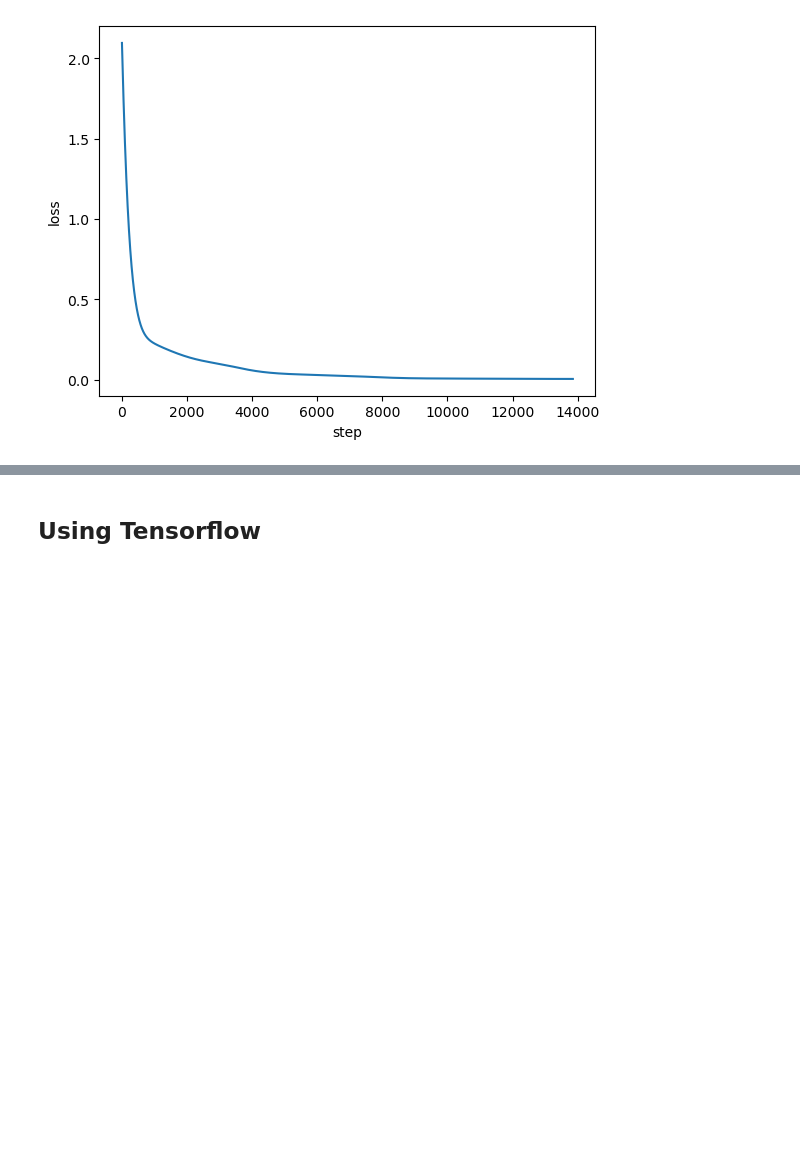
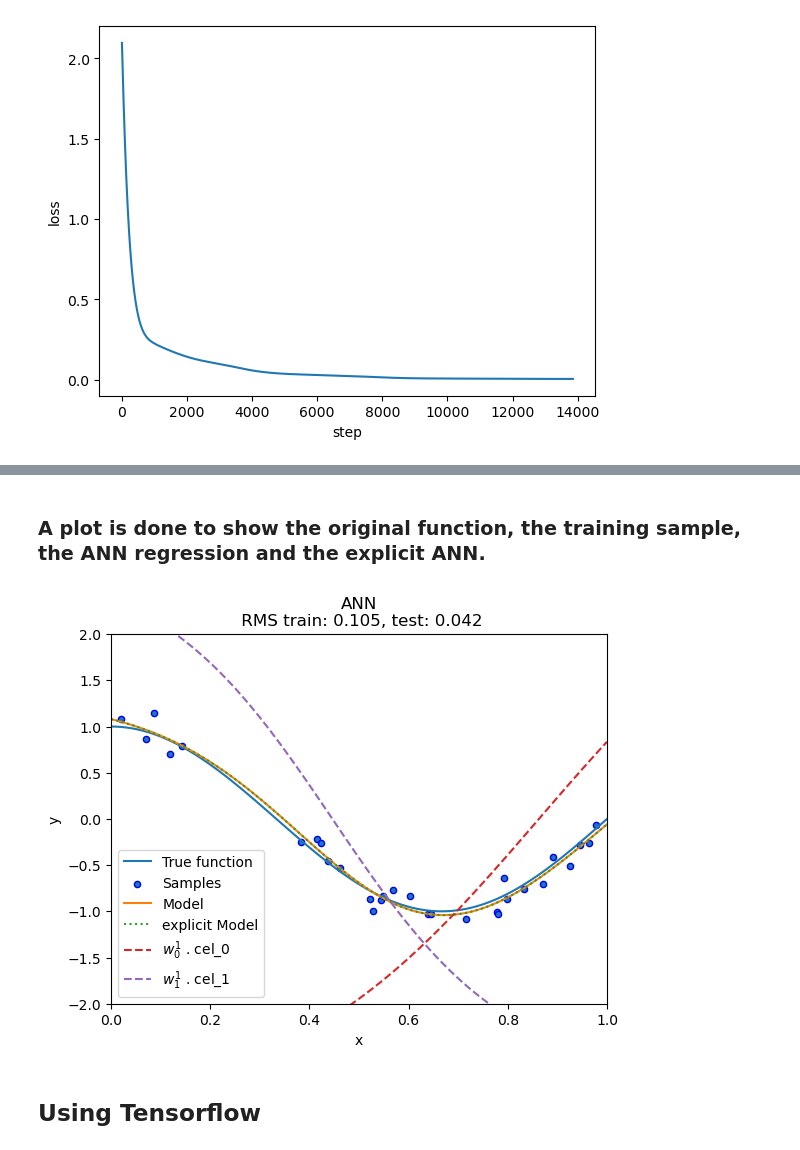
Before and after one commit to Morisset/Python-lectures-Notebooks, a Jupyter notebook: Lecture_Notebooks/ANN.ipynb, the cells around one changed output, grey strips where cells are left out. Saved outputs shown, nothing was run; the diff lists cells and outputs as text; code cells hidden in the pictures; blank space fills up the shorter version.

```diff
--- a/Lecture_Notebooks/ANN.ipynb
+++ b/Lecture_Notebooks/ANN.ipynb
@@ -203,3 +216,27 @@ ax.set_title("ANN SK RMS train: {:.3f}, test: {:.3f}".format(rms_train, rms_test
+# %%
+activation = lambda x: np.tanh(x)
+cel_0 = lambda x: activation(x * ANN.coefs_[0][0][0] +ANN.intercepts_[0][0])
+cel_1 = lambda x: activation(x *ANN.coefs_[0][0][1] +ANN.intercepts_[0][1])
+output = lambda x: cel_0(x) *ANN.coefs_[1][0][0] + cel_1(x) *ANN.coefs_[1][1][0] +ANN.intercepts_[1][0]
+# %% [markdown]
+### A plot is done to show the original function, the training sample, the ANN regression and the explicit ANN.
+# %%
+f, ax = plt.subplots()
+ax.plot(X_test, y_test_true, label="True function")
+ax.scatter(X_train, y_train_true, edgecolor='b', s=20, label="Samples")
+ax.plot(X_test, y_test, label="Model")
+ax.plot(X_test, output(X_test), label="explicit Model", ls=':')
+ax.plot(X_test, cel_0(X_test)* ANN.coefs_[1][0][0], label=r"$w_0^1$ . cel_0", ls='--')
+ax.plot(X_test, cel_1(X_test)* ANN.coefs_[1][1][0], label=r"$w_1^1$ . cel_1", ls='--')
+ax.set_xlabel("x")
+ax.set_ylabel("y")
+ax.set_xlim((0, 1))
+ax.set_ylim((-2, 2))
+ax.legend(loc="best")
+ax.set_title("ANN\n RMS train: {:.3f}, test: {:.3f}".format(
+             rms_train, rms_test));
+# %% [output]
+[figure, added]
 # %% [markdown]
 ## Using Tensorflow
 # %%
```
Also changed, not shown: parts of 37 cells of this notebook.
